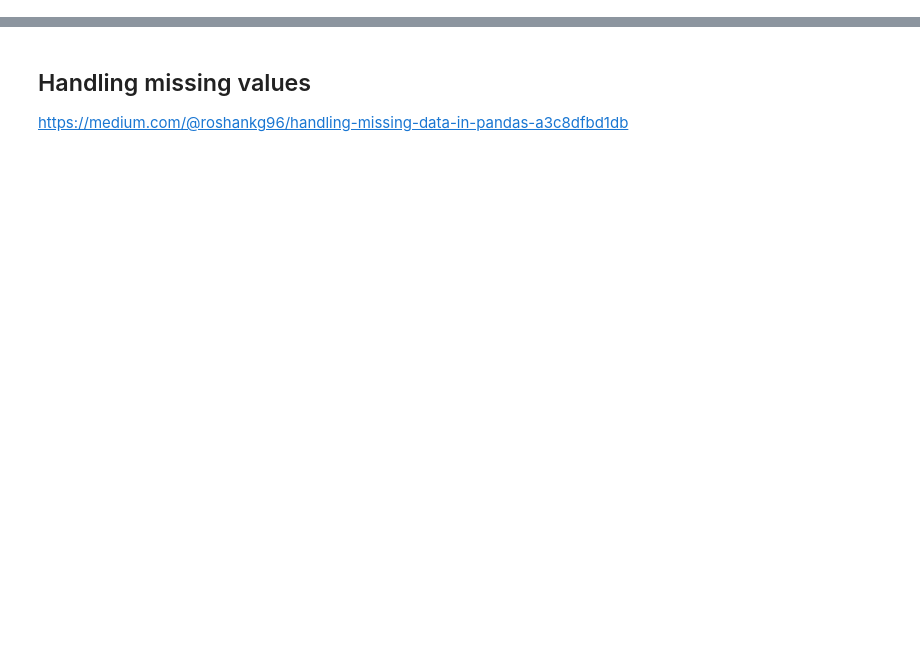
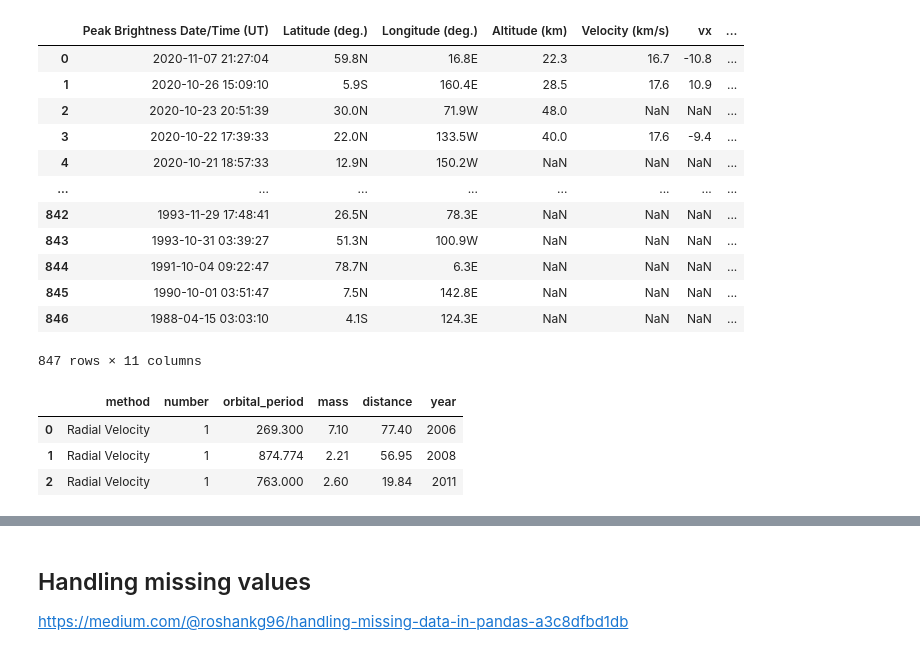
Before and after one commit to DzygaSkoryk/astronomy_python, a Jupyter notebook: Pandas/Pandas_Part2.ipynb, the cells around one changed output, grey strips where cells are left out. Cells and saved outputs as stored; diff of their text form; code cells hidden in the pictures; blank space fills up the shorter version.

```diff
--- a/Pandas/Pandas_Part2.ipynb
+++ b/Pandas/Pandas_Part2.ipynb
@@ -9,0 +57,4 @@ import pandas as pd
+# %%
+# Data from https://cneos.jpl.nasa.gov/fireballs/
+df = pd.read_csv('cneos_fireball_data.csv')
+df.head(5)
@@ -9,0 +68,33 @@ import pandas as pd
+# %%
+# create new column from the transforming other columns
+# def my_func: ...
+df.assign(abs_velocity=lambda x: np.sqrt(x['vx']**2+x['vy']**2+x['vz']**2))
+# %% [output]
+|  | Peak Brightness Date/Time (UT) | Latitude (deg.) | Longitude (deg.) | Altitude (km) | Velocity (km/s) | vx | ... |
+| 0 | 2020-11-07 21:27:04 | 59.8N | 16.8E | 22.3 | 16.7 | -10.8 | ... |
+| 1 | 2020-10-26 15:09:10 | 5.9S | 160.4E | 28.5 | 17.6 | 10.9 | ... |
+| 2 | 2020-10-23 20:51:39 | 30.0N | 71.9W | 48.0 | NaN | NaN | ... |
+| 3 | 2020-10-22 17:39:33 | 22.0N | 133.5W | 40.0 | 17.6 | -9.4 | ... |
+| 4 | 2020-10-21 18:57:33 | 12.9N | 150.2W | NaN | NaN | NaN | ... |
+| ... | ... | ... | ... | ... | ... | ... | ... |
+| 842 | 1993-11-29 17:48:41 | 26.5N | 78.3E | NaN | NaN | NaN | ... |
+| 843 | 1993-10-31 03:39:27 | 51.3N | 100.9W | NaN | NaN | NaN | ... |
+| 844 | 1991-10-04 09:22:47 | 78.7N | 6.3E | NaN | NaN | NaN | ... |
+| 845 | 1990-10-01 03:51:47 | 7.5N | 142.8E | NaN | NaN | NaN | ... |
+| 846 | 1988-04-15 03:03:10 | 4.1S | 124.3E | NaN | NaN | NaN | ... |
+847 rows × 11 columns
+# %%
+import seaborn as sns
+planets = sns.load_dataset('planets')
+planets.head(3)
+
+# df['column_name'] is the same to df.column_name !!!
+# planets['mass'] is planets.mass
+# planets.mass
+
+# What way is better to use?
+# %% [output]
+|  | method | number | orbital_period | mass | distance | year |
+| 0 | Radial Velocity | 1 | 269.300 | 7.10 | 77.40 | 2006 |
+| 1 | Radial Velocity | 1 | 874.774 | 2.21 | 56.95 | 2008 |
+| 2 | Radial Velocity | 1 | 763.000 | 2.60 | 19.84 | 2011 |
```
Also changed, not shown: parts of 45 cells of this notebook, 2 other files.
